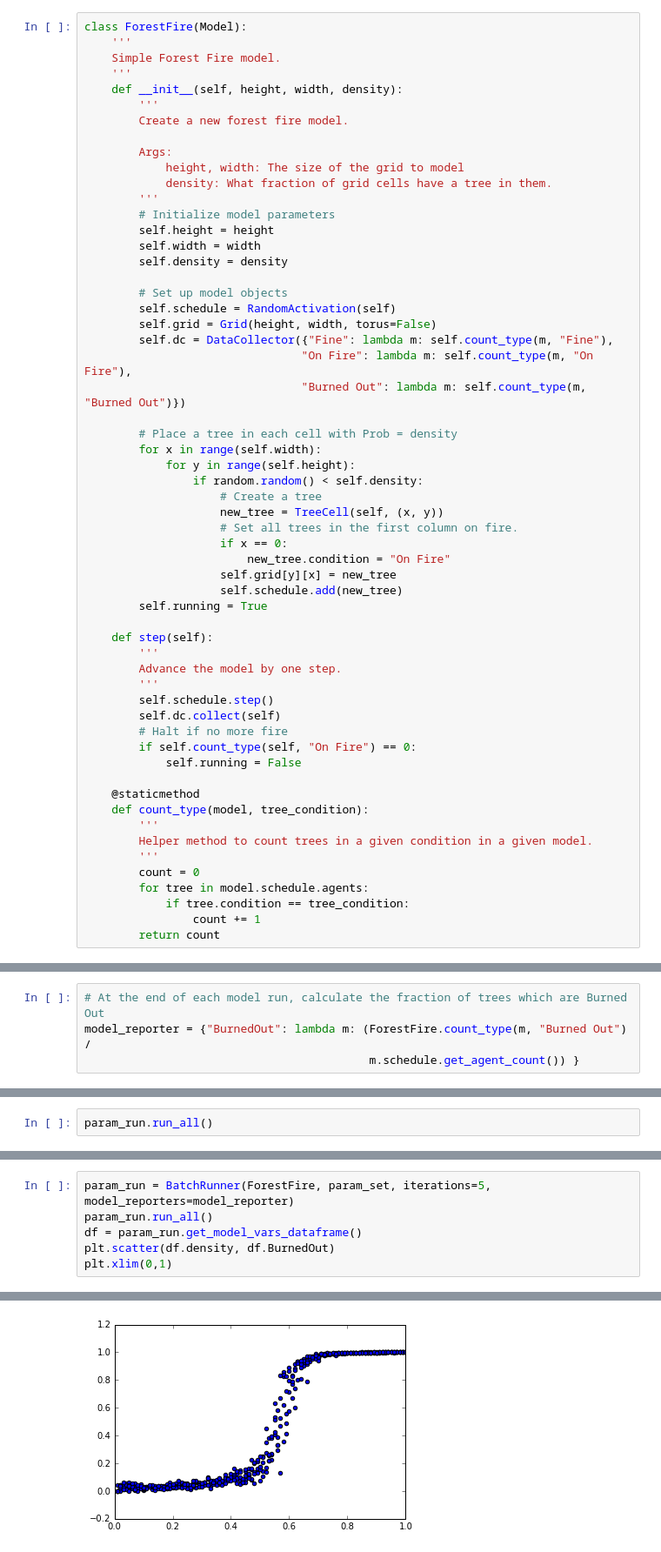
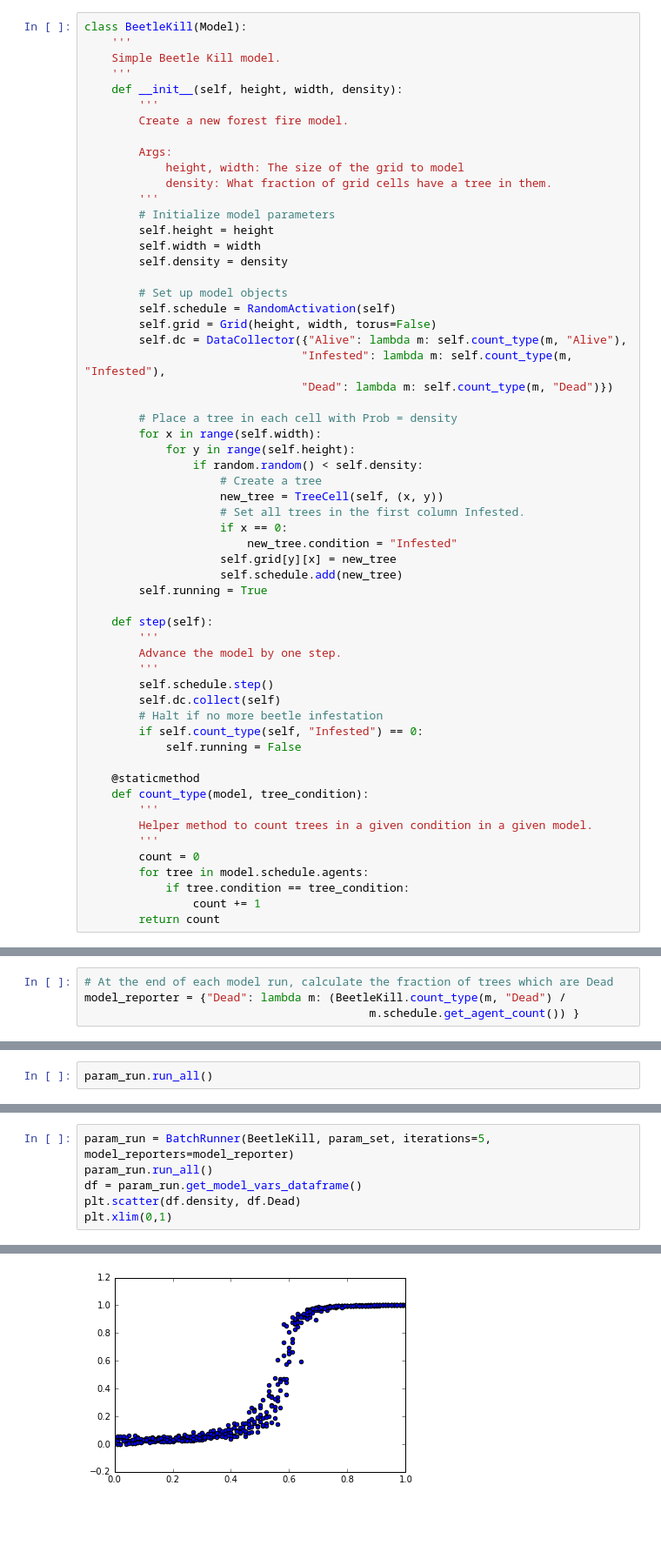
Before and after one commit to sidneyabush/STA-Lab_4, a Jupyter notebook: STA Lab 4 - Sidney.ipynb, the cells around one changed output, grey strips where cells are left out. Shown at 87% size. Drawn from its saved outputs; the diff is of its cells as text; blank space fills up the shorter version.

```diff
--- a/STA Lab 4 - Sidney.ipynb
+++ b/STA Lab 4 - Sidney.ipynb
@@ -63,7 +91,7 @@ class TreeCell(Agent):
 # %%
-class ForestFire(Model):
+class BeetleKill(Model):
     '''
-    Simple Forest Fire model.
+    Simple Beetle Kill model.
     '''
     def __init__(self, height, width, density):
         '''
@@ -81,9 +109,9 @@ class ForestFire(Model):
         # Set up model objects
         self.schedule = RandomActivation(self)
         self.grid = Grid(height, width, torus=False)
-        self.dc = DataCollector({"Fine": lambda m: self.count_type(m, "Fine"),
-                                "On Fire": lambda m: self.count_type(m, "On Fire"),
-                                "Burned Out": lambda m: self.count_type(m, "Burned Out")})
+        self.dc = DataCollector({"Alive": lambda m: self.count_type(m, "Alive"),
+                                "Infested": lambda m: self.count_type(m, "Infested"),
+                                "Dead": lambda m: self.count_type(m, "Dead")})
 
         # Place a tree in each cell with Prob = density
         for x in range(self.width):
@@ -91,9 +119,9 @@ class ForestFire(Model):
                 if random.random() < self.density:
                     # Create a tree
                     new_tree = TreeCell(self, (x, y))
-                    # Set all trees in the first column on fire.
+                    # Set all trees in the first column Infested.
                     if x == 0:
-                        new_tree.condition = "On Fire"
+                        new_tree.condition = "Infested"
                     self.grid[y][x] = new_tree
                     self.schedule.add(new_tree)
         self.running = True
@@ -104,8 +132,8 @@ class ForestFire(Model):
         '''
         self.schedule.step()
         self.dc.collect(self)
-        # Halt if no more fire
-        if self.count_type(self, "On Fire") == 0:
+        # Halt if no more beetle infestation
+        if self.count_type(self, "Infested") == 0:
             self.running = False
 
     @staticmethod
@@ -143,7 +188,7 @@ param_set = dict(height=50, # Height and width are constant
                  # Vary density from 0.01 to 1, in 0.01 increments:
                  density=np.linspace(0,1,101)[1:])
 # %%
-# At the end of each model run, calculate the fraction of trees which are Burned Out
-model_reporter = {"BurnedOut": lambda m: (ForestFire.count_type(m, "Burned Out") /
+# At the end of each model run, calculate the fraction of trees which are Dead
+model_reporter = {"Dead": lambda m: (BeetleKill.count_type(m, "Dead") /
                                           m.schedule.get_agent_count()) }
 # %%
@@ -171,9 +218,9 @@ plt.xlim(0,1)
 # %%
-param_run = BatchRunner(ForestFire, param_set, iterations=5, model_reporters=model_reporter)
+param_run = BatchRunner(BeetleKill, param_set, iterations=5, model_reporters=model_reporter)
 param_run.run_all()
 df = param_run.get_model_vars_dataframe()
-plt.scatter(df.density, df.BurnedOut)
+plt.scatter(df.density, df.Dead)
 plt.xlim(0,1)
 # %% [output]
 (0, 1)
-[figure, old version]
+[figure, new version]
```
Also changed, not shown: parts of 19 cells of this notebook.
